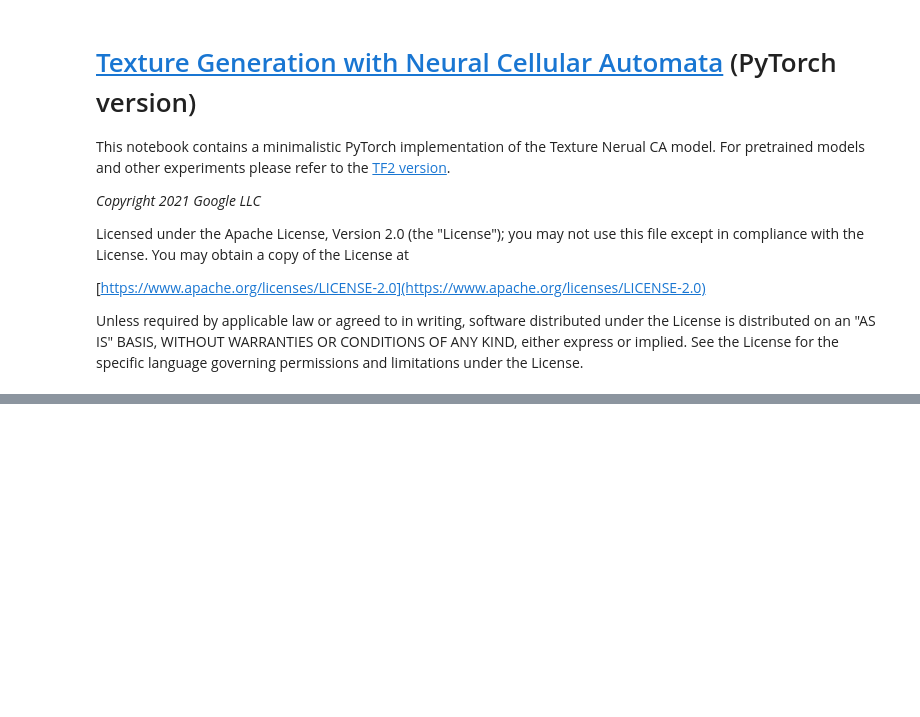
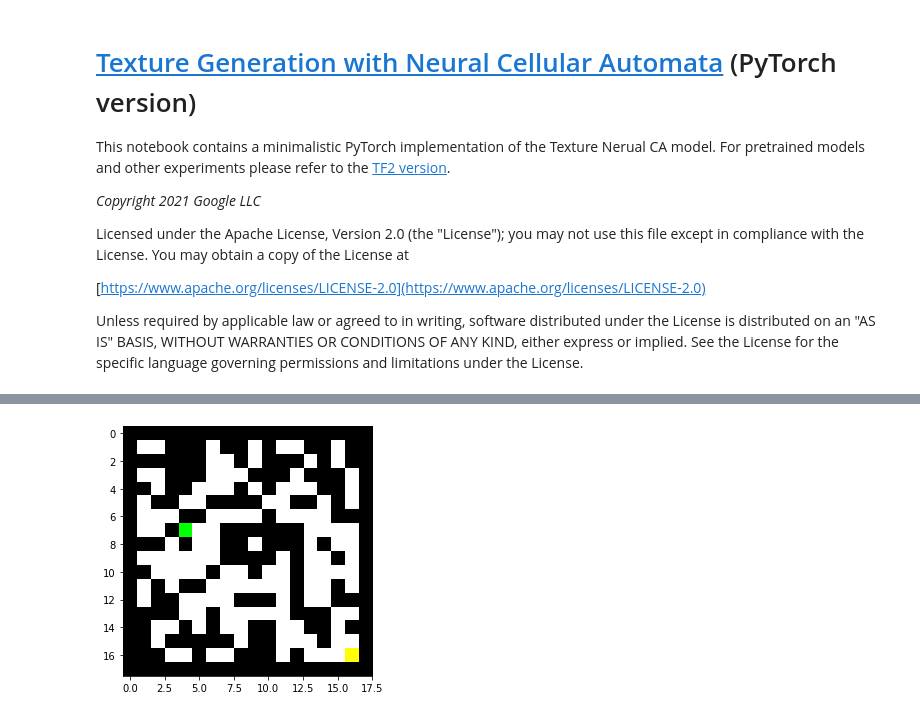
Before and after one commit to smearle/pathfinding-nca, a Jupyter notebook: path_nca.ipynb, the cells around one changed output, grey strips where cells are left out. Saved outputs shown, nothing was run; the diff lists cells and outputs as text; code cells hidden in the pictures; blank space fills up the shorter version.

```diff
--- a/path_nca.ipynb
+++ b/path_nca.ipynb
@@ -181,3 +181,76 @@ def to_nchw(img):
   if len(img.shape) == 3:
     img = img[None,...]
   return img.permute(0, 3, 1, 2)
+# %%
+#@title Target image {vertical-output: true}
+#style_url = 'https://upload.wikimedia.org/wikipedia/commons/thumb/0/04/Tempera%2C_charcoal_and_gouache_mountain_painting_by_Nicholas_Roerich.jpg/301px-Tempera%2C_charcoal_and_gouache_mountain_painting_by_Nicholas_Roerich.jpg'
+#style_img = imread(style_url, max_size=128)
+#print(style_img.shape)
+#with torch.no_grad():
+#  target_style = calc_styles(to_nchw(style_img))
+#imshow(style_img)
+np.set_printoptions(threshold=sys.maxsize)
+
+empty_chan = 0
+wall_chan = 1
+src_chan = 2
+trg_chan = 3
+path_chan = 4
+
+def generate_random_maze(render=True):
+    batch_size = 1
+    width = 16
+
+    # Generate empty room with with borders.
+    rand_maze_onehot = torch.zeros((batch_size, 4, width + 2, width + 2), dtype=int)
+    rand_maze_onehot[:, wall_chan, [0, -1], :] = 1
+    rand_maze_onehot[:, wall_chan, :, [0, -1]] = 1
+
+    # Randomly generate wall/empty tiles.
+    rand_walls = torch.randint(0, 2, (batch_size, 1, width, width))
+    rand_maze_onehot[:, wall_chan: wall_chan + 1, 1: -1, 1: -1] = rand_walls
+    rand_maze_onehot[:, empty_chan: empty_chan + 1, 1: -1, 1: -1] = (rand_walls == 0).int()
+
+    # Randomly generate sources/targets.
+    src_xs, src_ys, trg_xs, trg_ys = torch.randint(0, width, (4, batch_size)) + 1
+
+    # Remove wall/empty tiles at location of source/target.
+    rand_maze_onehot[torch.arange(batch_size), empty_chan, src_xs, src_ys] = 0
+    rand_maze_onehot[torch.arange(batch_size), wall_chan, src_xs, src_ys] = 0
+    rand_maze_onehot[torch.arange(batch_size), empty_chan, trg_xs, trg_ys] = 0
+    rand_maze_onehot[torch.arange(batch_size), wall_chan, trg_xs, trg_ys] = 0
+
+    # Add sources and targets.
+    rand_maze_onehot[torch.arange(batch_size), src_chan, src_xs, src_ys] = 1
+    rand_maze_onehot[torch.arange(batch_size), trg_chan, trg_xs, trg_ys] = 1
+
+    return rand_maze_onehot
+
+empty_color = torch.Tensor([1.0, 1.0, 1.0])
+wall_color = torch.Tensor([0.0, 0.0, 0.0])
+src_color = torch.Tensor([1.0, 1.0, 0.0])
+trg_color = torch.Tensor([0.0, 1.0, 0.0])
+path_color = torch.Tensor([1.0, 0.0, 0.0])
+colors = {empty_chan: empty_color, wall_chan: wall_color, path_chan: path_color, src_chan: src_color, trg_chan: trg_color, }
+
+
+def render_discrete(arr, colors=colors):
+    batch_size, height, width = arr.shape
+    im = torch.zeros((batch_size, height, width, 3), dtype=torch.float32)
+
+    for chan, color in colors.items():
+        idxs = torch.where(arr == chan)
+        im[idxs[0], idxs[1], idxs[2], :] = color
+
+    im = im.cpu().numpy()
+
+    return im
+
+
+rand_maze_onehot = generate_random_maze()
+rand_maze_im = render_discrete(rand_maze_onehot.argmax(dim=1))
+fig, ax = pl.subplots()
+ax.imshow(np.hstack(rand_maze_im), )
+pl.tight_layout()
+# %% [output]
+[figure, added]
```
Also changed, not shown: parts of 10 cells of this notebook.
